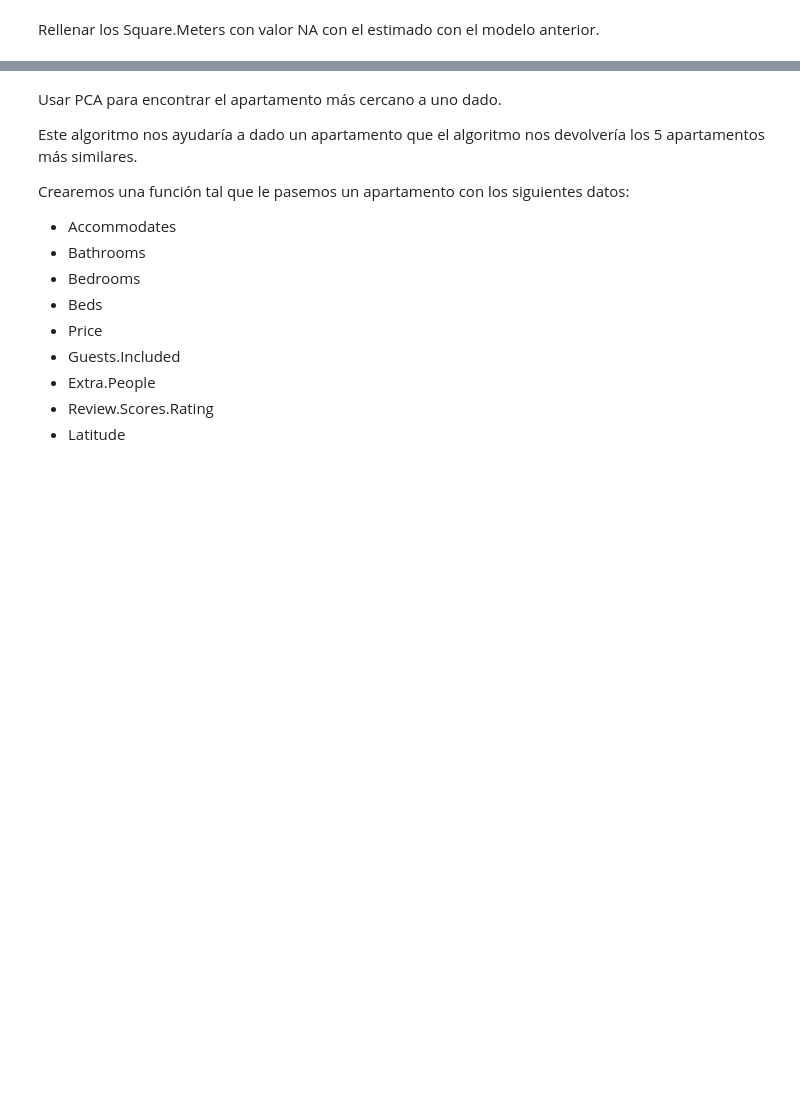
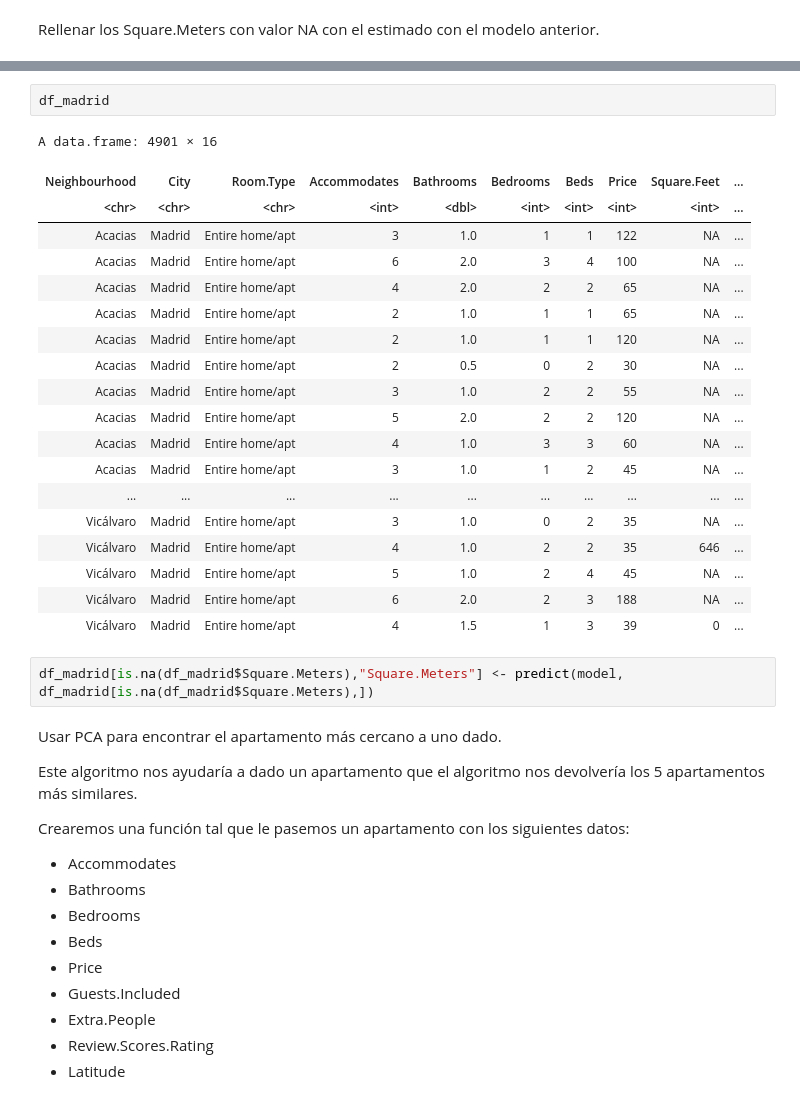
Before and after one commit to n1rocket/data_mining_R_armando_bueno, a Jupyter notebook: practica/Practica-ArmandoBueno.ipynb, the cells around one changed output, grey strips where cells are left out. Cells and saved outputs as stored; diff of their text form; blank space fills up the shorter version.

```diff
--- a/practica/Practica-ArmandoBueno.ipynb
+++ b/practica/Practica-ArmandoBueno.ipynb
@@ -380,3 +385,27 @@ A data.frame: 4727 × 16
+# %%
+df_madrid
+# %% [output]
+A data.frame: 4901 × 16
+| Neighbourhood | City | Room.Type | Accommodates | Bathrooms | Bedrooms | Beds | Price | Square.Feet | ... |
+| <chr> | <chr> | <chr> | <int> | <dbl> | <int> | <int> | <int> | <int> | ... |
+| Acacias | Madrid | Entire home/apt | 3 | 1.0 | 1 | 1 | 122 | NA | ... |
+| Acacias | Madrid | Entire home/apt | 6 | 2.0 | 3 | 4 | 100 | NA | ... |
+| Acacias | Madrid | Entire home/apt | 4 | 2.0 | 2 | 2 | 65 | NA | ... |
+| Acacias | Madrid | Entire home/apt | 2 | 1.0 | 1 | 1 | 65 | NA | ... |
+| Acacias | Madrid | Entire home/apt | 2 | 1.0 | 1 | 1 | 120 | NA | ... |
+| Acacias | Madrid | Entire home/apt | 2 | 0.5 | 0 | 2 | 30 | NA | ... |
+| Acacias | Madrid | Entire home/apt | 3 | 1.0 | 2 | 2 | 55 | NA | ... |
+| Acacias | Madrid | Entire home/apt | 5 | 2.0 | 2 | 2 | 120 | NA | ... |
+| Acacias | Madrid | Entire home/apt | 4 | 1.0 | 3 | 3 | 60 | NA | ... |
+| Acacias | Madrid | Entire home/apt | 3 | 1.0 | 1 | 2 | 45 | NA | ... |
+| ... | ... | ... | ... | ... | ... | ... | ... | ... | ... |
+| Vicálvaro | Madrid | Entire home/apt | 3 | 1.0 | 0 | 2 | 35 | NA | ... |
+| Vicálvaro | Madrid | Entire home/apt | 4 | 1.0 | 2 | 2 | 35 | 646 | ... |
+| Vicálvaro | Madrid | Entire home/apt | 5 | 1.0 | 2 | 4 | 45 | NA | ... |
+| Vicálvaro | Madrid | Entire home/apt | 6 | 2.0 | 2 | 3 | 188 | NA | ... |
+| Vicálvaro | Madrid | Entire home/apt | 4 | 1.5 | 1 | 3 | 39 | 0 | ... |
+# %%
+df_madrid[is.na(df_madrid$Square.Meters),"Square.Meters"] <- predict(model, df_madrid[is.na(df_madrid$Square.Meters),])
 # %% [markdown]
 Usar PCA para encontrar el apartamento más cercano a uno dado.
 
```
Also changed, not shown: parts of 14 cells of this notebook.
